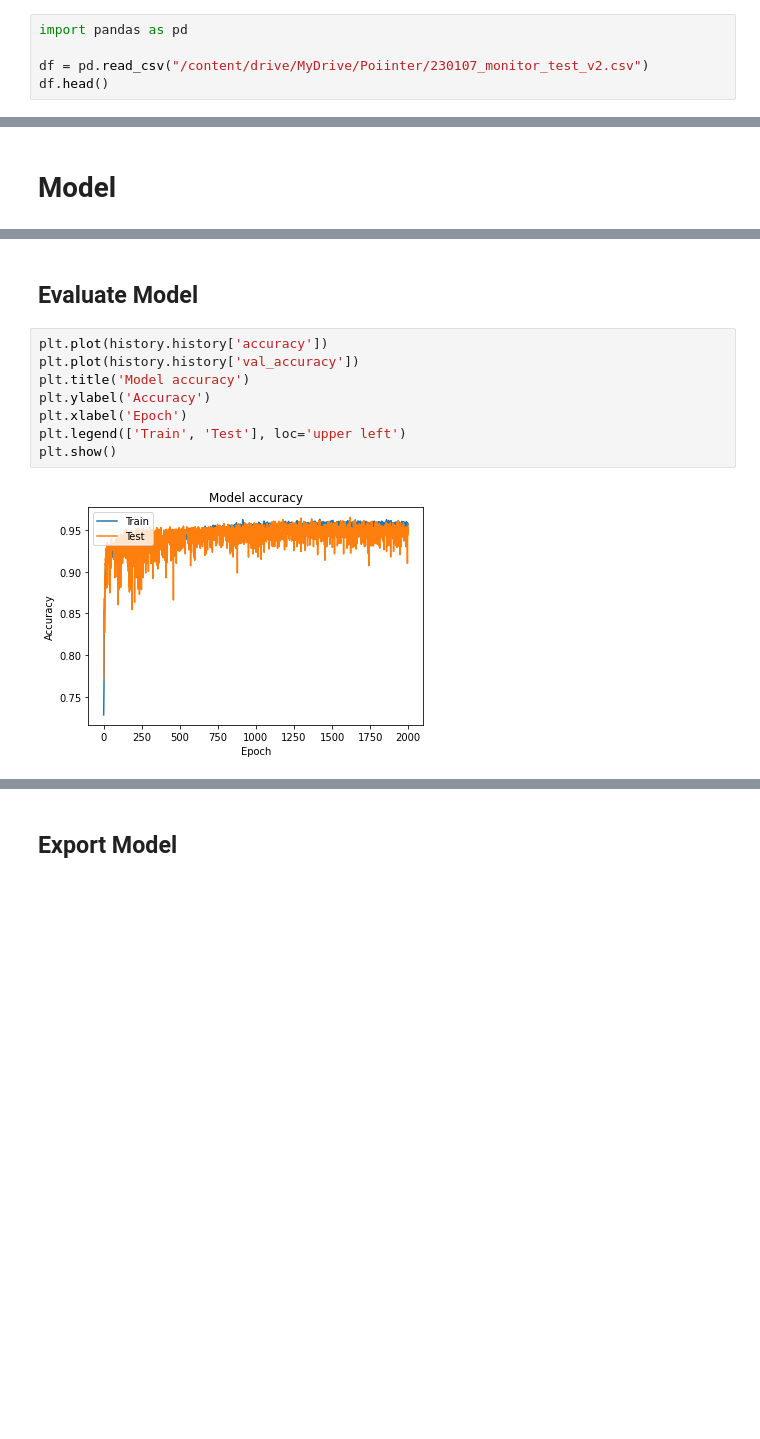
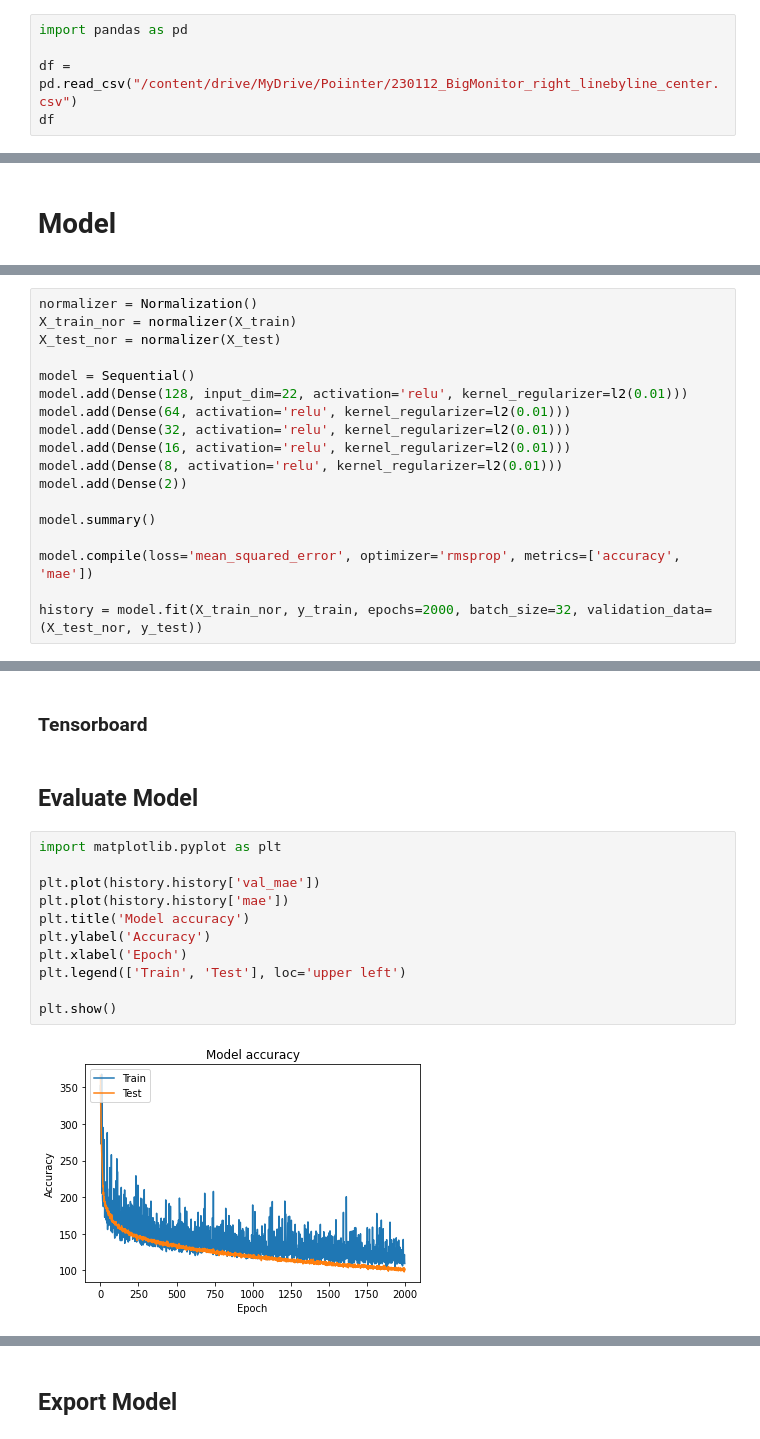
Before and after one commit to BrandlMax/Poiinter, a Jupyter notebook: Poiinter.ipynb, the cells around one changed output, grey strips where cells are left out. Saved outputs shown, nothing was run; the diff lists cells and outputs as text; blank space fills up the shorter version.

```diff
--- a/Poiinter.ipynb
+++ b/Poiinter.ipynb
@@ -11,7 +17,7 @@ Introduction Text
 # %%
 import pandas as pd
 
-df = pd.read_csv("/content/drive/MyDrive/Poiinter/230107_monitor_test_v2.csv")
-df.head()
+df = pd.read_csv("/content/drive/MyDrive/Poiinter/230112_BigMonitor_right_linebyline_center.csv")
+df
 # %% [output]
 |  | x | y | score | nose_x | nose_y | left_eye_x | left_eye_y | right_eye_x | right_eye_y | ... |
@@ -149,0 +139,18 @@ Epoch 2000/2000
+# %%
+normalizer = Normalization()
+X_train_nor = normalizer(X_train)
+X_test_nor = normalizer(X_test)
+
+model = Sequential()
+model.add(Dense(128, input_dim=22, activation='relu', kernel_regularizer=l2(0.01)))
+model.add(Dense(64, activation='relu', kernel_regularizer=l2(0.01)))
+model.add(Dense(32, activation='relu', kernel_regularizer=l2(0.01)))
+model.add(Dense(16, activation='relu', kernel_regularizer=l2(0.01)))
+model.add(Dense(8, activation='relu', kernel_regularizer=l2(0.01)))
+model.add(Dense(2))
+
+model.summary()
+
+model.compile(loss='mean_squared_error', optimizer='rmsprop', metrics=['accuracy', 'mae'])
+
+history = model.fit(X_train_nor, y_train, epochs=2000, batch_size=32, validation_data=(X_test_nor, y_test))
@@ -150,12 +175,17 @@ Epoch 2000/2000
+# %% [markdown]
+### Tensorboard
 # %% [markdown]
 ## Evaluate Model
 # %%
-plt.plot(history.history['accuracy'])
-plt.plot(history.history['val_accuracy'])
+import matplotlib.pyplot as plt
+
+plt.plot(history.history['val_mae'])
+plt.plot(history.history['mae'])
 plt.title('Model accuracy')
 plt.ylabel('Accuracy')
 plt.xlabel('Epoch')
 plt.legend(['Train', 'Test'], loc='upper left')
+
 plt.show()
 # %% [output]
-[figure, old version]
+[figure, new version]
```
Also changed, not shown: parts of 25 cells of this notebook.
